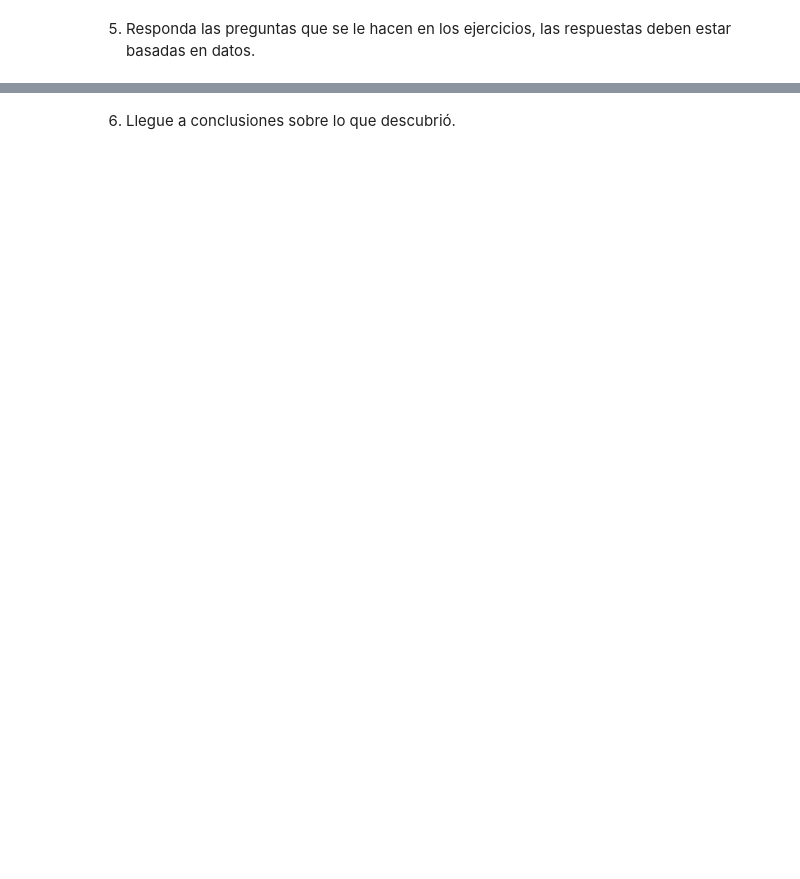
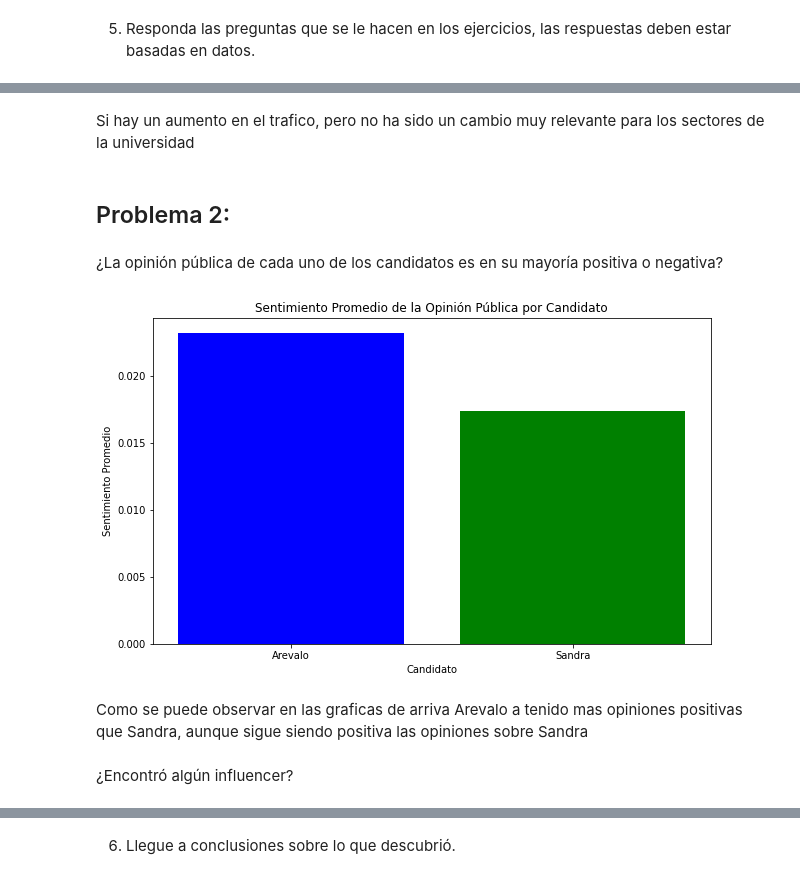
Before and after one commit to CristopherBarrios/Lab6-AnaliticaDeRedesSociales-DataScience, a Jupyter notebook: AnaliticaDeRedesSociales.ipynb, the cells around one changed output, grey strips where cells are left out. Cells and saved outputs as stored; diff of their text form; code cells hidden in the pictures; blank space fills up the shorter version.

```diff
--- a/AnaliticaDeRedesSociales.ipynb
+++ b/AnaliticaDeRedesSociales.ipynb
@@ -600,0 +681,42 @@ datos.
+# %% [markdown]
+Si hay un aumento en el trafico, pero no ha sido un cambio muy relevante para los sectores de la universidad
+# %% [markdown]
+## Problema 2:
+# %% [markdown]
+¿La opinión pública de cada uno de los candidatos es en su mayoría positiva o
+negativa?
+# %%
+import pandas as pd
+from textblob import TextBlob
+import matplotlib.pyplot as plt
+
+# Define la función analyze_sentiment para calcular el sentimiento de un texto.
+def analyze_sentiment(text):
+    analysis = TextBlob(text)
+    # Puedes personalizar aún más el análisis aquí, por ejemplo, utilizando reglas adicionales.
+    return analysis.sentiment.polarity
+
+# Supongamos que tienes DataFrames para los candidatos Arevalo y Sandra: dataArevalo y dataSandra.
+
+# Calcula el sentimiento de cada tweet en los DataFrames.
+dataArevalo['sentimiento'] = dataArevalo['textA_preprocesado'].apply(analyze_sentiment)
+dataSandra['sentimiento'] = dataSandra['textS_preprocesado'].apply(analyze_sentiment)
+
+# Calcula el sentimiento promedio para cada candidato.
+sentimiento_promedio_arevalo = dataArevalo['sentimiento'].mean()
+sentimiento_promedio_sandra = dataSandra['sentimiento'].mean()
+
+# Grafica los resultados.
+plt.figure(figsize=(10, 6))
+plt.bar(['Arevalo', 'Sandra'], [sentimiento_promedio_arevalo, sentimiento_promedio_sandra], color=['blue', 'green'])
+plt.xlabel('Candidato')
+plt.ylabel('Sentimiento Promedio')
+plt.title('Sentimiento Promedio de la Opinión Pública por Candidato')
+plt.show()
+# %% [output]
+[figure, added]
+# %% [markdown]
+Como se puede observar en las graficas de arriva Arevalo a tenido mas opiniones positivas que Sandra, aunque sigue siendo positiva las opiniones sobre Sandra
+# %% [markdown]
+¿Encontró algún
+influencer?
```
Also changed, not shown: parts of 24 cells of this notebook.
